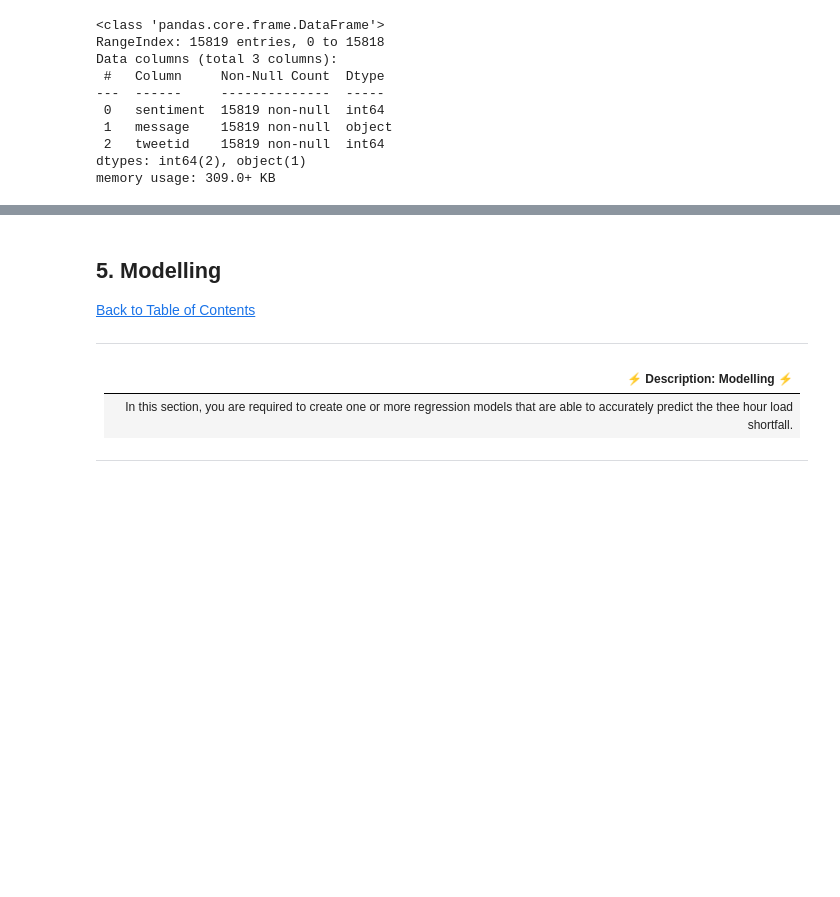
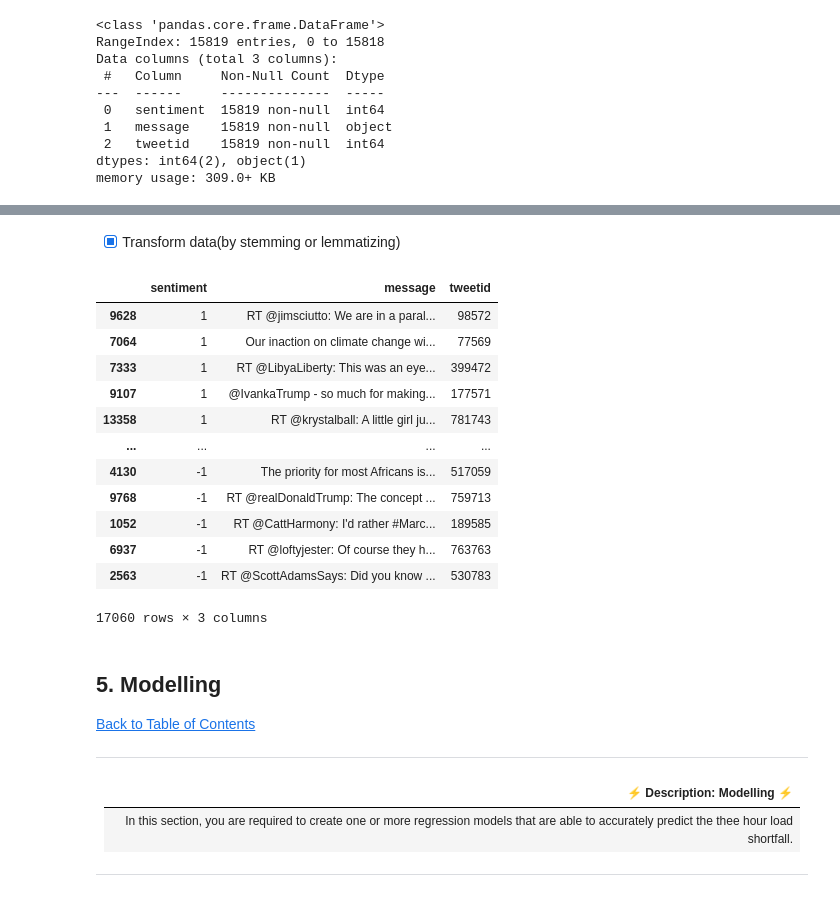
Before and after one commit to gogzicole/classification-predict-streamlit-group3, a Jupyter notebook: starter-notebook.ipynb, the cells around one changed output, grey strips where cells are left out. Saved outputs shown, nothing was run; the diff lists cells and outputs as text; code cells hidden in the pictures; blank space fills up the shorter version.

```diff
--- a/starter-notebook.ipynb
+++ b/starter-notebook.ipynb
@@ -216,0 +955,2 @@ def remove_stopwords(text):
+# %%
+df['message'] = df['message'].apply(remove_punctuations)
@@ -219,3 +998,5 @@ def tokenize(text):
     tokenizer = TreebankWordTokenizer()
 
     return tokenizer.tokenize(text)
+# %%
+df['message'] = df['message'].apply(tokenize)
@@ -222,13 +1029,19 @@ def tokenize(text):
 # %%
-def transform(text_list, method='lemma'):
+def transform(text_list, method='stem'):
     lemmatizer = WordNetLemmatizer()
     stemmer = PorterStemmer()
+    words = []
+    if method == 'lemma':
+        for word in text_list:
+            word = lemmatizer.lemmatize(word)
+            words.append(word)
 
-    if method == 'lemma':
-        words = [lemmatizer.lemmatize(word) for word in text_list]
-        return words
     elif method == 'stem':
-        words = [stemmer.stem(word) for word in text_list]
-        return words
+        for word in text_list:
+            word = stemmer.stem(word)
+            words.append(word)
+
     else:
         return(f"ERROR: '{method}' is an unknown transformation method use 'stem' or 'lemma'")
+
+    return words
@@ -276,0 +1048,2 @@ def vectorizer(data, X, y, vectorizer, n_grams, max_feature=20):
+# %%
+df['message'] = df['message'].apply(transform)
@@ -277 +1059,3 @@ def vectorizer(data, X, y, vectorizer, n_grams, max_feature=20):
+# %% [markdown]
+- [X] Transform data(by stemming or lemmatizing)
 # %%
@@ -301,5 +1112,19 @@ def resampler(data, y, kind='downsample'):
 # %%
-# resampler(df, 'sentiment')
+resampler(df, 'sentiment', 'balance')
+# %% [output]
+|  | sentiment | message | tweetid |
+| 9628 | 1 | RT @jimsciutto: We are in a paral... | 98572 |
+| 7064 | 1 | Our inaction on climate change wi... | 77569 |
+| 7333 | 1 | RT @LibyaLiberty: This was an eye... | 399472 |
+| 9107 | 1 | @IvankaTrump - so much for making... | 177571 |
+| 13358 | 1 | RT @krystalball: A little girl ju... | 781743 |
+| ... | ... | ... | ... |
+| 4130 | -1 | The priority for most Africans is... | 517059 |
+| 9768 | -1 | RT @realDonaldTrump: The concept ... | 759713 |
+| 1052 | -1 | RT @CattHarmony: I'd rather #Marc... | 189585 |
+| 6937 | -1 | RT @loftyjester: Of course they h... | 763763 |
+| 2563 | -1 | RT @ScottAdamsSays: Did you know ... | 530783 |
+17060 rows × 3 columns
 # %% [markdown]
 <a id="five"></a>
 ## 5. Modelling
```
Also changed, not shown: parts of 166 cells of this notebook, 2 other files.
